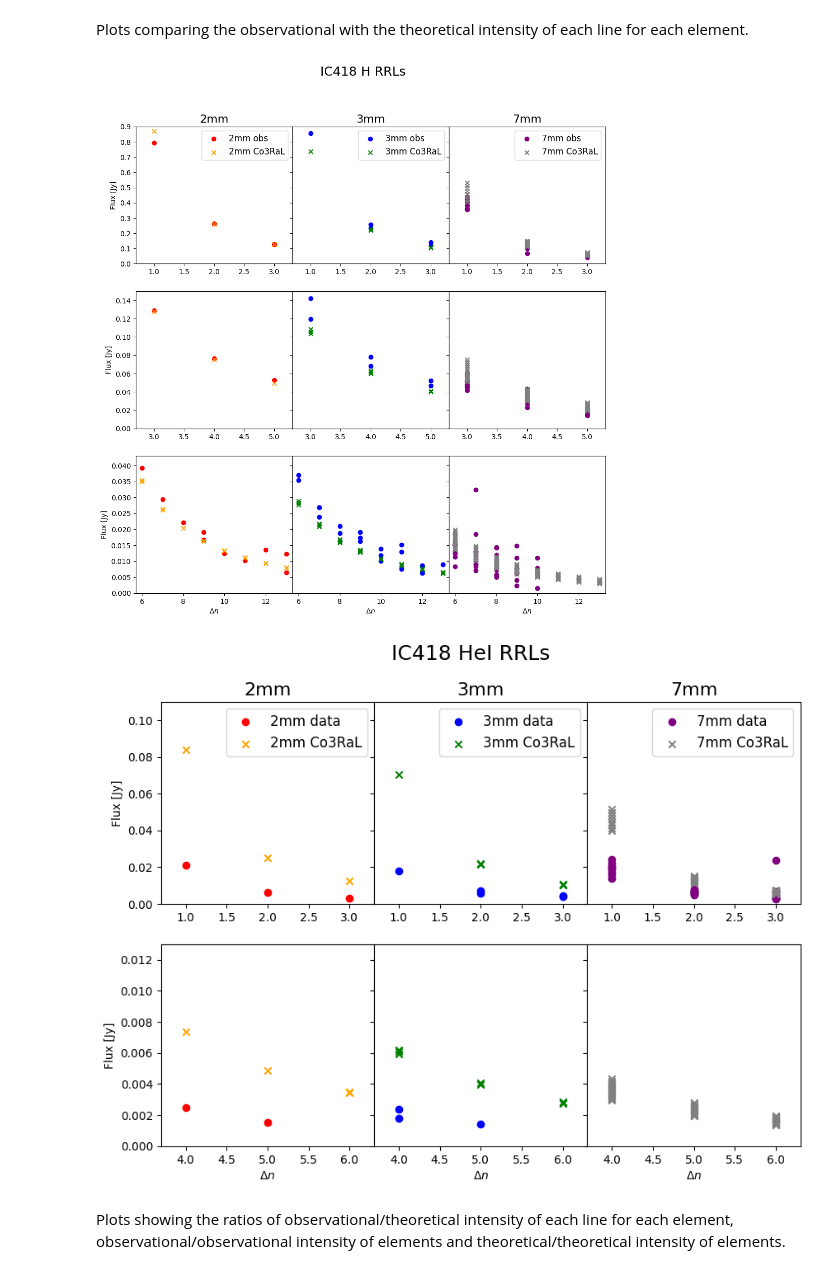
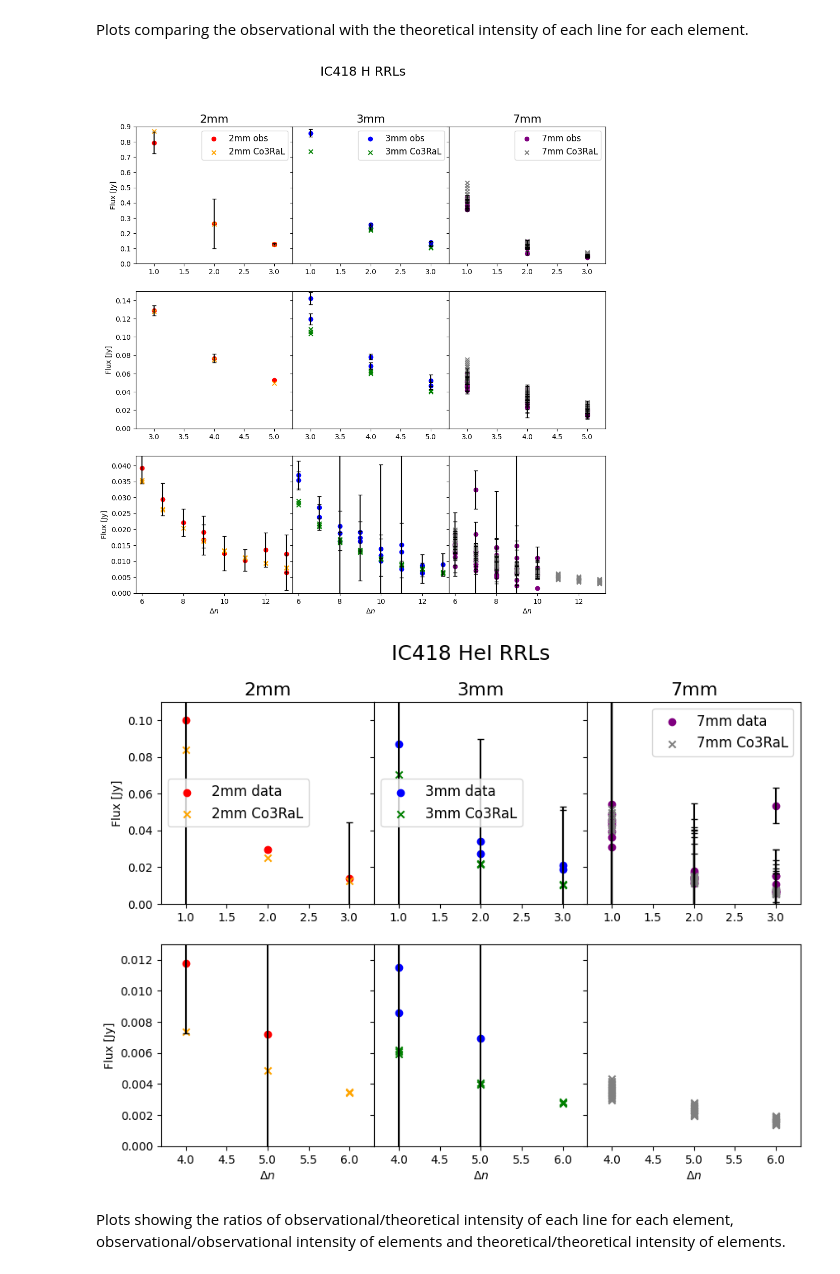
Before and after one commit to teresahuertas/4Plots, a Jupyter notebook: Compare_Gauss-fits.ipynb, the cells around one changed output. Drawn from its saved outputs; the diff is of its cells as text; code cells hidden in the pictures.

Commit message:
Added sigma value to intensity plots

```diff
--- a/Compare_Gauss-fits.ipynb
+++ b/Compare_Gauss-fits.ipynb
@@ -90,8 +90,10 @@ try:
     #TatoTmb = 1000*(94*(iram[source]['Freq[MHz]']/1000/211.024589551445843+1)+(-94-0.102592852137351087*(iram[source]['Freq[MHz]']/1000-211.024589551445843))*iram[source]['Freq[MHz]']/1000/211.024589551445843)
     #TatoTmb = TatoTmb/(-2.556567478886569763E-04*(iram[source]['Freq[MHz]']/1000)**2-7.226368939203042796E-02*(iram[source]['Freq[MHz]']/1000)+89.2508073876328893)
     iram[source]['Ta[K]'] = iram[source]['Tpeak'] / gauss.antenna_mb_temperature(iram[source]['Freq[MHz]']) #TatoTmb
+    iram[source]['Sigma[Ta]'] = iram[source]['Sigma'] / gauss.antenna_mb_temperature(iram[source]['Freq[MHz]']) #TatoTmb
     #TatomJy = 1000*(5.760273113762687692E-05*(iram[source]['Freq[MHz]']/1000)**2-5.015712414552293830E-03*(iram[source]['Freq[MHz]']/1000)+5.91822560841985812)
     iram[source]['Flux[mJy]'] = iram[source]['Ta[K]'] * gauss.mb_jy_conversion(iram[source]['Freq[MHz]']) #TatomJy
+    iram[source]['Sigma[mJy]'] = iram[source]['Sigma[Ta]'] * gauss.mb_jy_conversion(iram[source]['Freq[MHz]']) #TatomJy
     print(f'Conversion from Tmb to mJy for {source} data done')
 except ZeroDivisionError:
     print(f'Error in {source} data: dividing by zero')
@@ -120,11 +122,13 @@ try:
     TatoTmb = TatoTmb + 5.0941757966556876E-004 * (yebes[source].loc[:, 'Freq[MHz]']/1000)**2
     TatoTmb = TatoTmb * 1000
     yebes[source].loc[:, 'Ta[K]'] = yebes[source].loc[:, 'Tpeak'] / TatoTmb
+    yebes[source].loc[:, 'Sigma[Ta]'] = yebes[source].loc[:, 'Sigma'] / TatoTmb
     #yebes[source].loc[:, 'Ta[K]'] = yebes[source].loc[:, 'Tpeak'] / gauss.antenna_mb_temperature(yebes[source].loc[:, 'Freq[MHz]']) #TatoTmb
     TatomJy = 4.0660553594502913 -6.6879469816527315E-002 * (yebes[source].loc[:, 'Freq[MHz]']/1000)
     TatomJy = TatomJy + 1.6408850177347977E-003 * (yebes[source].loc[:, 'Freq[MHz]']/1000)**2
     TatomJy = TatomJy * 1000
     yebes[source].loc[:, 'Flux[mJy]'] = yebes[source].loc[:, 'Ta[K]'] * TatomJy
+    yebes[source].loc[:, 'Sigma[mJy]'] = yebes[source].loc[:, 'Sigma[Ta]'] * TatomJy
     #yebes[source].loc[:, 'Flux[mJy]'] = yebes[source].loc[:, 'Ta[K]'] * gauss.mb_jy_conversion(yebes[source].loc[:, 'Freq[MHz]']) #TatomJy
     print(f'Conversion from Tmb to mJy for {source} data done')
 except ZeroDivisionError:
@@ -295,22 +309,31 @@ for e in element:
         axes = [[ax01, ax02, ax03], [ax11, ax12, ax13], [ax21, ax22, ax23]] = gs.subplots(sharex=False, sharey='row')
         # Plot in blue data with 70000 < Freq[MHz] < 95000 and in orange data with 95000 < Freq[MHz] < 3000000
         ax01.scatter(emir2[f'{source}_{e}']['Delta_n'], emir2[f'{source}_{e}']['Flux[mJy]'], c='red', label='2mm obs')
+        ax01.errorbar(emir2[f'{source}_{e}']['Delta_n'], emir2[f'{source}_{e}']['Flux[mJy]'], yerr=emir2[f'{source}_{e}']['Sigma[mJy]'], fmt='none', color='black', capsize=3)
         ax01.scatter(coral_emir2[f'{source}_{e}']['Delta_n'], coral_emir2[f'{source}_{e}']['Flux[Jy]'], c='orange', marker='x', label='2mm Co3RaL')
         ax02.scatter(emir3[f'{source}_{e}']['Delta_n'], emir3[f'{source}_{e}']['Flux[mJy]'], c='blue', label='3mm obs')
+        ax02.errorbar(emir3[f'{source}_{e}']['Delta_n'], emir3[f'{source}_{e}']['Flux[mJy]'], yerr=emir3[f'{source}_{e}']['Sigma[mJy]'], fmt='none', color='black', capsize=3)
         ax02.scatter(coral_emir3[f'{source}_{e}']['Delta_n'], coral_emir3[f'{source}_{e}']['Flux[Jy]'], c='green', marker='x', label='3mm Co3RaL')
         ax03.scatter(yebes[f'{source}_{e}']['Delta_n'], yebes[f'{source}_{e}']['Flux[mJy]'], c='purple', label='7mm obs')
+        ax03.errorbar(yebes[f'{source}_{e}']['Delta_n'], yebes[f'{source}_{e}']['Flux[mJy]'], yerr=yebes[f'{source}_{e}']['Sigma[mJy]'], fmt='none', color='black', capsize=3)
         ax03.scatter(coral_yebes[f'{source}_{e}']['Delta_n'], coral_yebes[f'{source}_{e}']['Flux[Jy]'], c='gray', marker='x', label='7mm Co3RaL')
         ax11.scatter(emir2[f'{source}_{e}']['Delta_n'], emir2[f'{source}_{e}']['Flux[mJy]'], c='red', label='2mm obs')
+        ax11.errorbar(emir2[f'{source}_{e}']['Delta_n'], emir2[f'{source}_{e}']['Flux[mJy]'], yerr=emir2[f'{source}_{e}']['Sigma[mJy]'], fmt='none', color='black', capsize=3)
         ax11.scatter(coral_emir2[f'{source}_{e}']['Delta_n'], coral_emir2[f'{source}_{e}']['Flux[Jy]'], c='orange', marker='x', label='2mm Co3RaL')
         ax12.scatter(emir3[f'{source}_{e}']['Delta_n'], emir3[f'{source}_{e}']['Flux[mJy]'], c='blue', label='3mm obs')
+        ax12.errorbar(emir3[f'{source}_{e}']['Delta_n'], emir3[f'{source}_{e}']['Flux[mJy]'], yerr=emir3[f'{source}_{e}']['Sigma[mJy]'], fmt='none', color='black', capsize=3)
         ax12.scatter(coral_emir3[f'{source}_{e}']['Delta_n'], coral_emir3[f'{source}_{e}']['Flux[Jy]'], c='green', marker='x', label='3mm Co3RaL')
         ax13.scatter(yebes[f'{source}_{e}']['Delta_n'], yebes[f'{source}_{e}']['Flux[mJy]'], c='purple', label='7mm obs')
+        ax13.errorbar(yebes[f'{source}_{e}']['Delta_n'], yebes[f'{source}_{e}']['Flux[mJy]'], yerr=yebes[f'{source}_{e}']['Sigma[mJy]'], fmt='none', color='black', capsize=3)
         ax13.scatter(coral_yebes[f'{source}_{e}']['Delta_n'], coral_yebes[f'{source}_{e}']['Flux[Jy]'], c='gray', marker='x', label='7mm Co3RaL')
         ax21.scatter(emir2[f'{source}_{e}']['Delta_n'], emir2[f'{source}_{e}']['Flux[mJy]'], c='red', label='2mm obs')
+        ax21.errorbar(emir2[f'{source}_{e}']['Delta_n'], emir2[f'{source}_{e}']['Flux[mJy]'], yerr=emir2[f'{source}_{e}']['Sigma[mJy]'], fmt='none', color='black', capsize=3)
         ax21.scatter(coral_emir2[f'{source}_{e}']['Delta_n'], coral_emir2[f'{source}_{e}']['Flux[Jy]'], c='orange', marker='x', label='2mm Co3RaL')
         ax22.scatter(emir3[f'{source}_{e}']['Delta_n'], emir3[f'{source}_{e}']['Flux[mJy]'], c='blue', label='3mm obs')
+        ax22.errorbar(emir3[f'{source}_{e}']['Delta_n'], emir3[f'{source}_{e}']['Flux[mJy]'], yerr=emir3[f'{source}_{e}']['Sigma[mJy]'], fmt='none', color='black', capsize=3)
         ax22.scatter(coral_emir3[f'{source}_{e}']['Delta_n'], coral_emir3[f'{source}_{e}']['Flux[Jy]'], c='green', marker='x', label='3mm Co3RaL')
         ax23.scatter(yebes[f'{source}_{e}']['Delta_n'], yebes[f'{source}_{e}']['Flux[mJy]'], c='purple', label='7mm obs')
+        ax23.errorbar(yebes[f'{source}_{e}']['Delta_n'], yebes[f'{source}_{e}']['Flux[mJy]'], yerr=yebes[f'{source}_{e}']['Sigma[mJy]'], fmt='none', color='black', capsize=3)
         ax23.scatter(coral_yebes[f'{source}_{e}']['Delta_n'], coral_yebes[f'{source}_{e}']['Flux[Jy]'], c='gray', marker='x', label='7mm Co3RaL')
 
         # Set axis limits
@@ -328,41 +351,47 @@ for e in element:
         fig = plt.figure(figsize=(10, 7))
         fig.suptitle(f'{source} {e} RRLs', fontsize=18)
         gs = fig.add_gridspec(2, 3, wspace=0)
         axes = [[ax01, ax02, ax03], [ax11, ax12, ax13]] = gs.subplots(sharex=False, sharey='row')
-        ax01.scatter(emir2[f'{source}_{e}']['Delta_n'], emir2[f'{source}_{e}']['Tpeak'], c='red', label='2mm data')
+        ax01.scatter(emir2[f'{source}_{e}']['Delta_n'], emir2[f'{source}_{e}']['Flux[mJy]'], c='red', label='2mm data')
+        ax01.errorbar(emir2[f'{source}_{e}']['Delta_n'], emir2[f'{source}_{e}']['Flux[mJy]'], yerr=emir2[f'{source}_{e}']['Sigma[mJy]'], fmt='none', color='black', capsize=3)
         ax01.scatter(coral_emir2[f'{source}_{e}']['Delta_n'], coral_emir2[f'{source}_{e}']['Flux[Jy]'], c='orange', marker='x', label='2mm Co3RaL')
-        ax02.scatter(emir3[f'{source}_{e}']['Delta_n'], emir3[f'{source}_{e}']['Tpeak'], c='blue', label='3mm data')
+        ax02.scatter(emir3[f'{source}_{e}']['Delta_n'], emir3[f'{source}_{e}']['Flux[mJy]'], c='blue', label='3mm data')
+        ax02.errorbar(emir3[f'{source}_{e}']['Delta_n'], emir3[f'{source}_{e}']['Flux[mJy]'], yerr=emir3[f'{source}_{e}']['Sigma[mJy]'], fmt='none', color='black', capsize=3)
         ax02.scatter(coral_emir3[f'{source}_{e}']['Delta_n'], coral_emir3[f'{source}_{e}']['Flux[Jy]'], c='green', marker='x', label='3mm Co3RaL')
-        ax03.scatter(yebes[f'{source}_{e}']['Delta_n'], yebes[f'{source}_{e}']['Tpeak'], c='purple', label='7mm data')
+        ax03.scatter(yebes[f'{source}_{e}']['Delta_n'], yebes[f'{source}_{e}']['Flux[mJy]'], c='purple', label='7mm data')
+        ax03.errorbar(yebes[f'{source}_{e}']['Delta_n'], yebes[f'{source}_{e}']['Flux[mJy]'], yerr=yebes[f'{source}_{e}']['Sigma[mJy]'], fmt='none', color='black', capsize=3)
         ax03.scatter(coral_yebes[f'{source}_{e}']['Delta_n'], coral_yebes[f'{source}_{e}']['Flux[Jy]'], c='gray', marker='x', label='7mm Co3RaL')
-        ax11.scatter(emir2[f'{source}_{e}']['Delta_n'], emir2[f'{source}_{e}']['Tpeak'], c='red', label='2mm data')
+        ax11.scatter(emir2[f'{source}_{e}']['Delta_n'], emir2[f'{source}_{e}']['Flux[mJy]'], c='red', label='2mm data')
+        ax11.errorbar(emir2[f'{source}_{e}']['Delta_n'], emir2[f'{source}_{e}']['Flux[mJy]'], yerr=emir2[f'{source}_{e}']['Sigma[mJy]'], fmt='none', color='black', capsize=3)
         ax11.scatter(coral_emir2[f'{source}_{e}']['Delta_n'], coral_emir2[f'{source}_{e}']['Flux[Jy]'], c='orange', marker='x', label='2mm Co3RaL')
-        ax12.scatter(emir3[f'{source}_{e}']['Delta_n'], emir3[f'{source}_{e}']['Tpeak'], c='blue', label='3mm data')
+        ax12.scatter(emir3[f'{source}_{e}']['Delta_n'], emir3[f'{source}_{e}']['Flux[mJy]'], c='blue', label='3mm data')
+        ax12.errorbar(emir3[f'{source}_{e}']['Delta_n'], emir3[f'{source}_{e}']['Flux[mJy]'], yerr=emir3[f'{source}_{e}']['Sigma[mJy]'], fmt='none', color='black', capsize=3)
         ax12.scatter(coral_emir3[f'{source}_{e}']['Delta_n'], coral_emir3[f'{source}_{e}']['Flux[Jy]'], c='green', marker='x', label='3mm Co3RaL')
-        ax13.scatter(yebes[f'{source}_{e}']['Delta_n'], yebes[f'{source}_{e}']['Tpeak'], c='purple', label='7mm data')
+        ax13.scatter(yebes[f'{source}_{e}']['Delta_n'], yebes[f'{source}_{e}']['Flux[mJy]'], c='purple', label='7mm data')
+        ax13.errorbar(yebes[f'{source}_{e}']['Delta_n'], yebes[f'{source}_{e}']['Flux[mJy]'], yerr=yebes[f'{source}_{e}']['Sigma[mJy]'], fmt='none', color='black', capsize=3)
         ax13.scatter(coral_yebes[f'{source}_{e}']['Delta_n'], coral_yebes[f'{source}_{e}']['Flux[Jy]'], c='gray', marker='x', label='7mm Co3RaL')
 
         # Se axis limits
         for i, row in enumerate(axes):
             for j, ax in enumerate(row):
                 #e = element[i * 3 + j]
                 ax.axis(axislimits[f'{source}_{e}'][i])
 
         ax01.set(ylabel='Flux [Jy]')
         ax11.set(ylabel='Flux [Jy]', xlabel=r'$\Delta n$')
         ax12.set(xlabel=r'$\Delta n$')
         ax13.set(xlabel=r'$\Delta n$')
     ax01.set_title('2mm', fontsize=16)
     ax02.set_title('3mm', fontsize=16)
     ax03.set_title('7mm', fontsize=16)
     ax01.legend(fontsize=12)
     ax02.legend(fontsize=12)
     ax03.legend(fontsize=12)
 #ax.grid()
 plt.show()
 # %% [output]
-[figure, old version]
+[figure, new version]
-[figure, old version]
+[figure, new version]
 # %%
 obs_data = {}
 for e in element:
```
Also changed, not shown: parts of 1 cell of this notebook.
